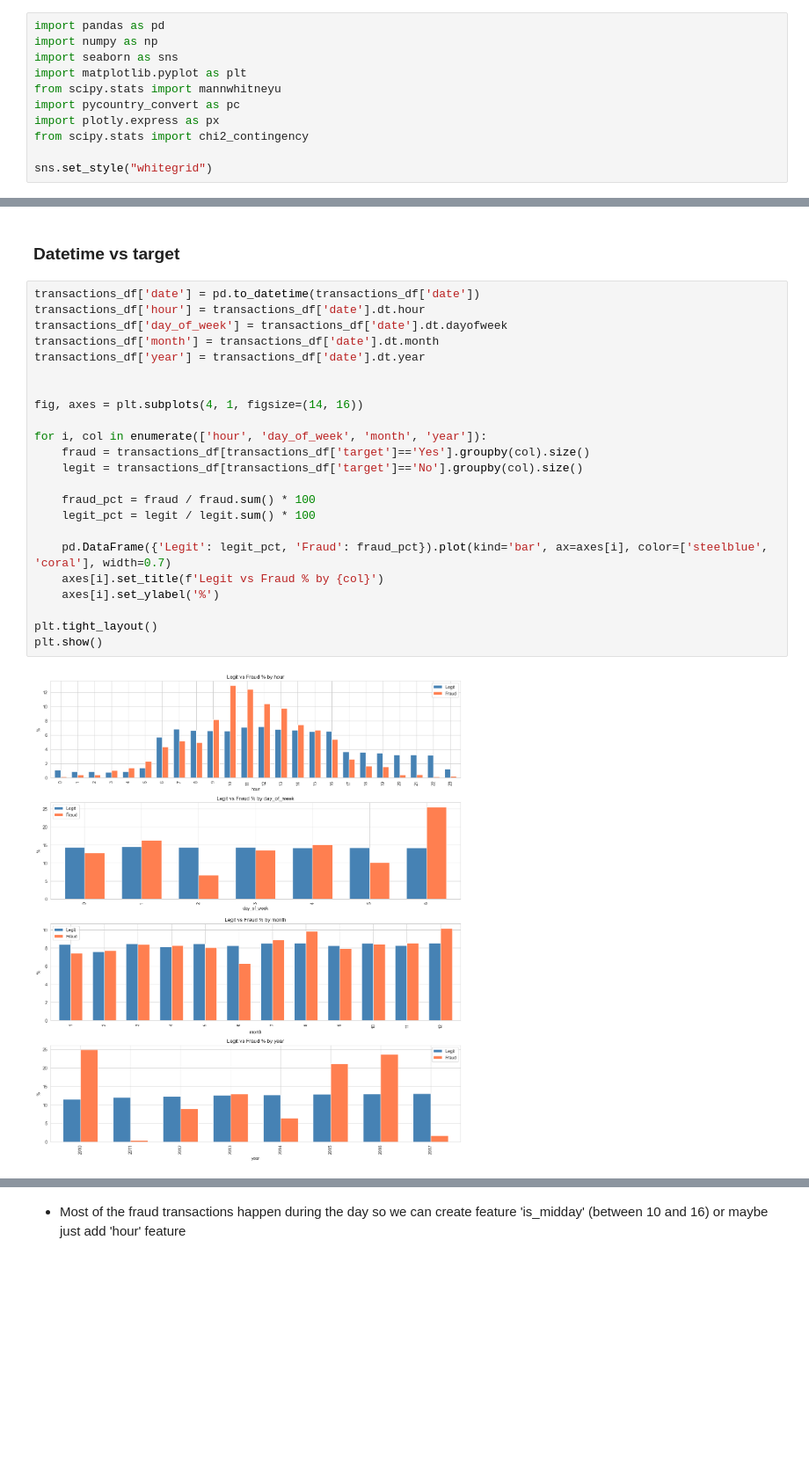
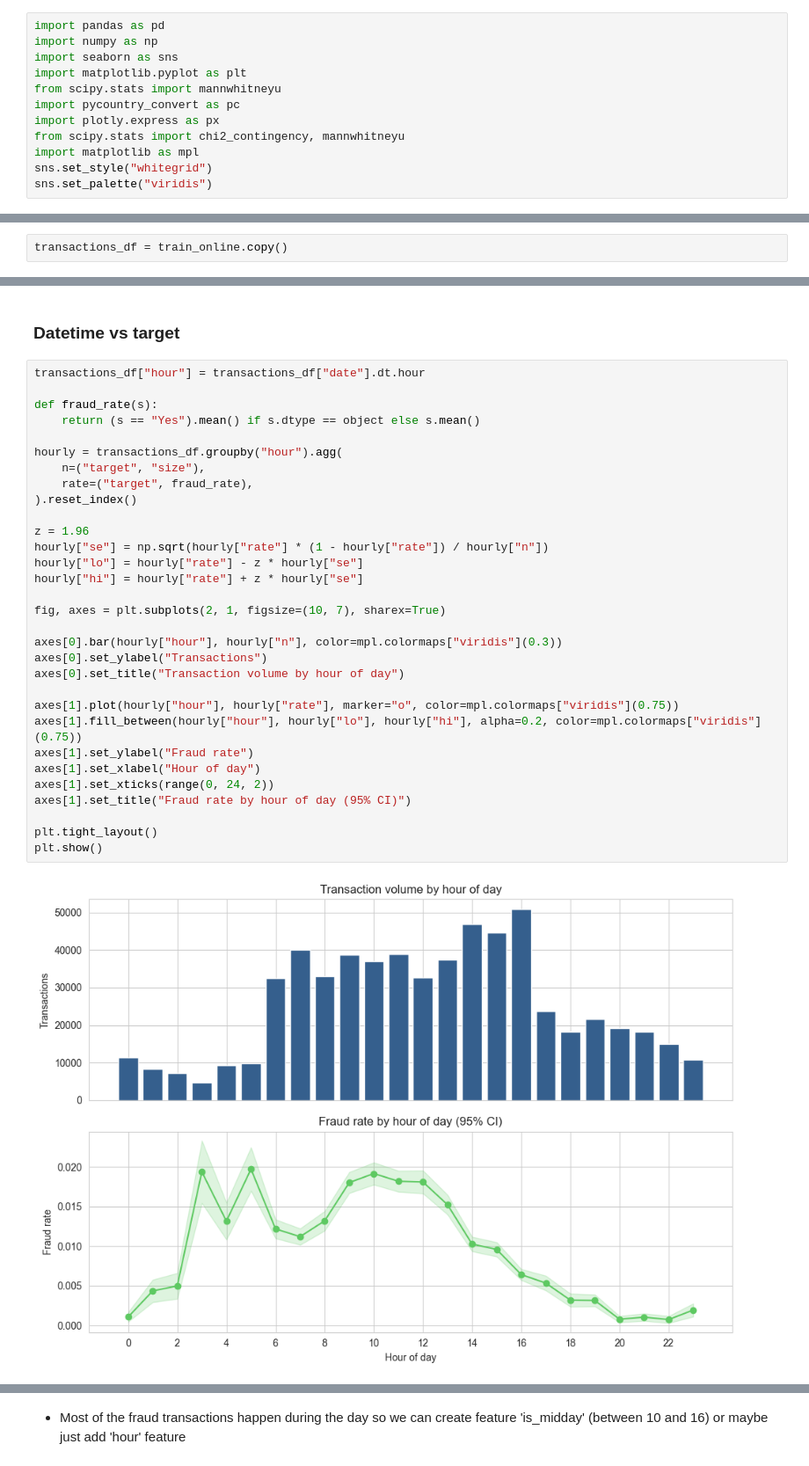
Before and after one commit to t3i8m/fraud-detection, a Jupyter notebook: notebooks/transactions_eda.ipynb, the cells around one changed output, grey strips where cells are left out. Shown at 88% size. Cells and saved outputs as stored; diff of their text form; blank space fills up the shorter version.

```diff
--- a/notebooks/transactions_eda.ipynb
+++ b/notebooks/transactions_eda.ipynb
@@ -6,9 +6,10 @@ import matplotlib.pyplot as plt
 from scipy.stats import mannwhitneyu
 import pycountry_convert as pc
 import plotly.express as px
-from scipy.stats import chi2_contingency
-
+from scipy.stats import chi2_contingency, mannwhitneyu
+import matplotlib as mpl
 sns.set_style("whitegrid")
+sns.set_palette("viridis")
 # %%
 RANDOM_SEED = 42
 # %% [markdown]
@@ -123,0 +132,2 @@ transactions_df = pd.read_csv("../data/processed/train_physical.csv")
+# %%
+transactions_df = train_online.copy()
@@ -340,27 +433,35 @@ plt.show()
 # %% [markdown]
 ### Datetime vs target
 # %%
-transactions_df['date'] = pd.to_datetime(transactions_df['date'])
-transactions_df['hour'] = transactions_df['date'].dt.hour
-transactions_df['day_of_week'] = transactions_df['date'].dt.dayofweek
-transactions_df['month'] = transactions_df['date'].dt.month
-transactions_df['year'] = transactions_df['date'].dt.year
+transactions_df["hour"] = transactions_df["date"].dt.hour
 
+def fraud_rate(s):
+    return (s == "Yes").mean() if s.dtype == object else s.mean()
 
-fig, axes = plt.subplots(4, 1, figsize=(14, 16))
+hourly = transactions_df.groupby("hour").agg(
+    n=("target", "size"),
+    rate=("target", fraud_rate),
+).reset_index()
 
-for i, col in enumerate(['hour', 'day_of_week', 'month', 'year']):
-    fraud = transactions_df[transactions_df['target']=='Yes'].groupby(col).size()
-    legit = transactions_df[transactions_df['target']=='No'].groupby(col).size()
+z = 1.96
+hourly["se"] = np.sqrt(hourly["rate"] * (1 - hourly["rate"]) / hourly["n"])
+hourly["lo"] = hourly["rate"] - z * hourly["se"]
+hourly["hi"] = hourly["rate"] + z * hourly["se"]
 
-    fraud_pct = fraud / fraud.sum() * 100
-    legit_pct = legit / legit.sum() * 100
+fig, axes = plt.subplots(2, 1, figsize=(10, 7), sharex=True)
 
-    pd.DataFrame({'Legit': legit_pct, 'Fraud': fraud_pct}).plot(kind='bar', ax=axes[i], color=['steelblue', 'coral'], width=0.7)
-    axes[i].set_title(f'Legit vs Fraud % by {col}')
-    axes[i].set_ylabel('%')
+axes[0].bar(hourly["hour"], hourly["n"], color=mpl.colormaps["viridis"](0.3))
+axes[0].set_ylabel("Transactions")
+axes[0].set_title("Transaction volume by hour of day")
+
+axes[1].plot(hourly["hour"], hourly["rate"], marker="o", color=mpl.colormaps["viridis"](0.75))
+axes[1].fill_between(hourly["hour"], hourly["lo"], hourly["hi"], alpha=0.2, color=mpl.colormaps["viridis"](0.75))
+axes[1].set_ylabel("Fraud rate")
+axes[1].set_xlabel("Hour of day")
+axes[1].set_xticks(range(0, 24, 2))
+axes[1].set_title("Fraud rate by hour of day (95% CI)")
 
 plt.tight_layout()
 plt.show()
 # %% [output]
-[figure, old version]
+[figure, new version]
```
Also changed, not shown: parts of 24 cells of this notebook, 14 other files.
